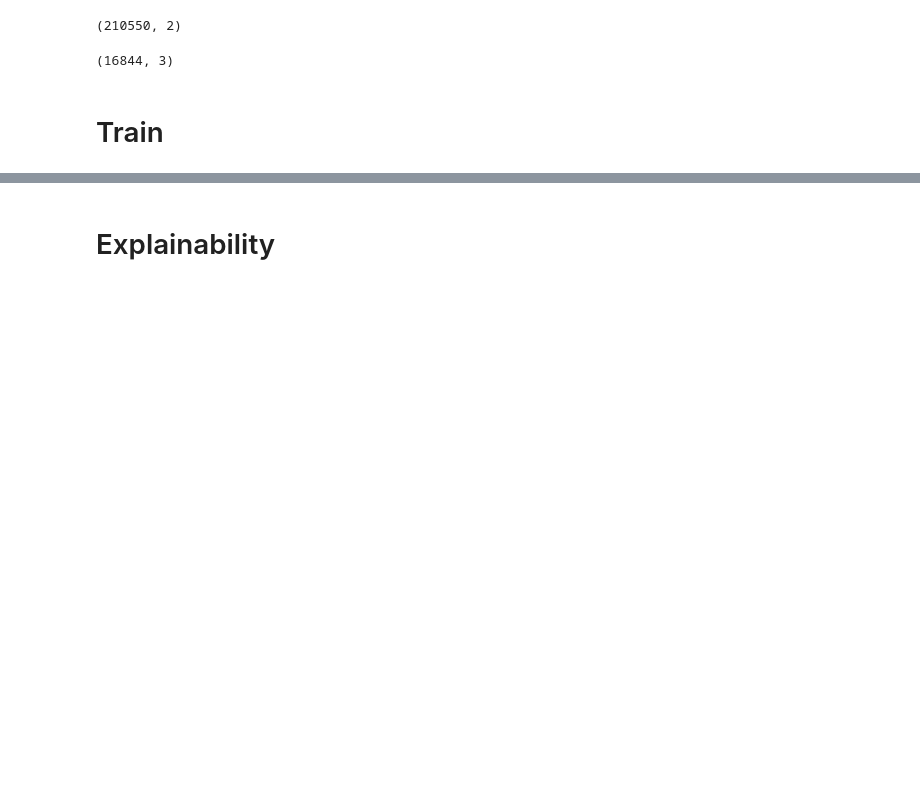
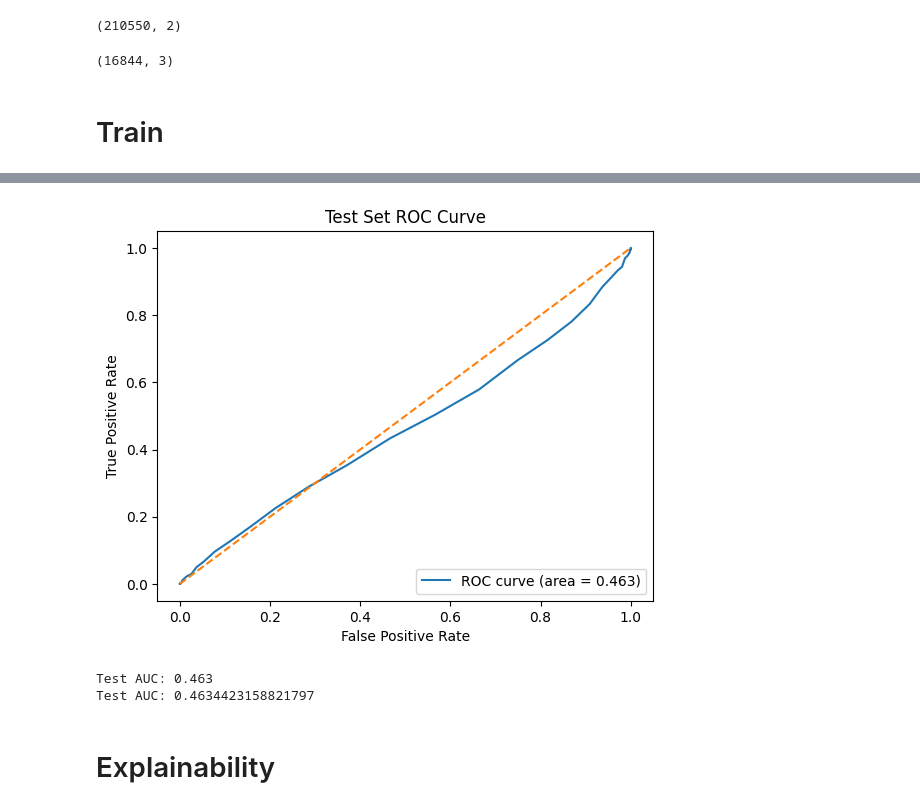
Before and after one commit to Efithor/riichi-dendrology, a Jupyter notebook: train_test.ipynb, the cells around one changed output, grey strips where cells are left out. Drawn from its saved outputs; the diff is of its cells as text; code cells hidden in the pictures; blank space fills up the shorter version.

```diff
--- a/train_test.ipynb
+++ b/train_test.ipynb
@@ -415,0 +496,11 @@ np.float64(0.7521308862769939)
+# %%
+model = TransformerBinaryClassifier(
+    vocab_size=vocab_size,
+    embed_dim=32,
+    num_heads=2,
+    num_layers=30,
+    ff_dim=64,
+    dropout=0.1
+)
+# %%
+train_model(model, train_loader, val_loader, num_epochs=30, lr=1e-3, device=device)
@@ -416,2 +525,10 @@ np.float64(0.7521308862769939)
+# %%
+model.to(device)
+test_auc, labels, probs = evaluate_on_test_set(model, test_loader, device=device)
+print("Test AUC:", test_auc)
+# %% [output]
+[figure, added]
+Test AUC: 0.463
+Test AUC: 0.4634423158821797
 # %% [markdown]
 # Explainability
```
Also changed, not shown: parts of 35 cells of this notebook, 1 other file.
